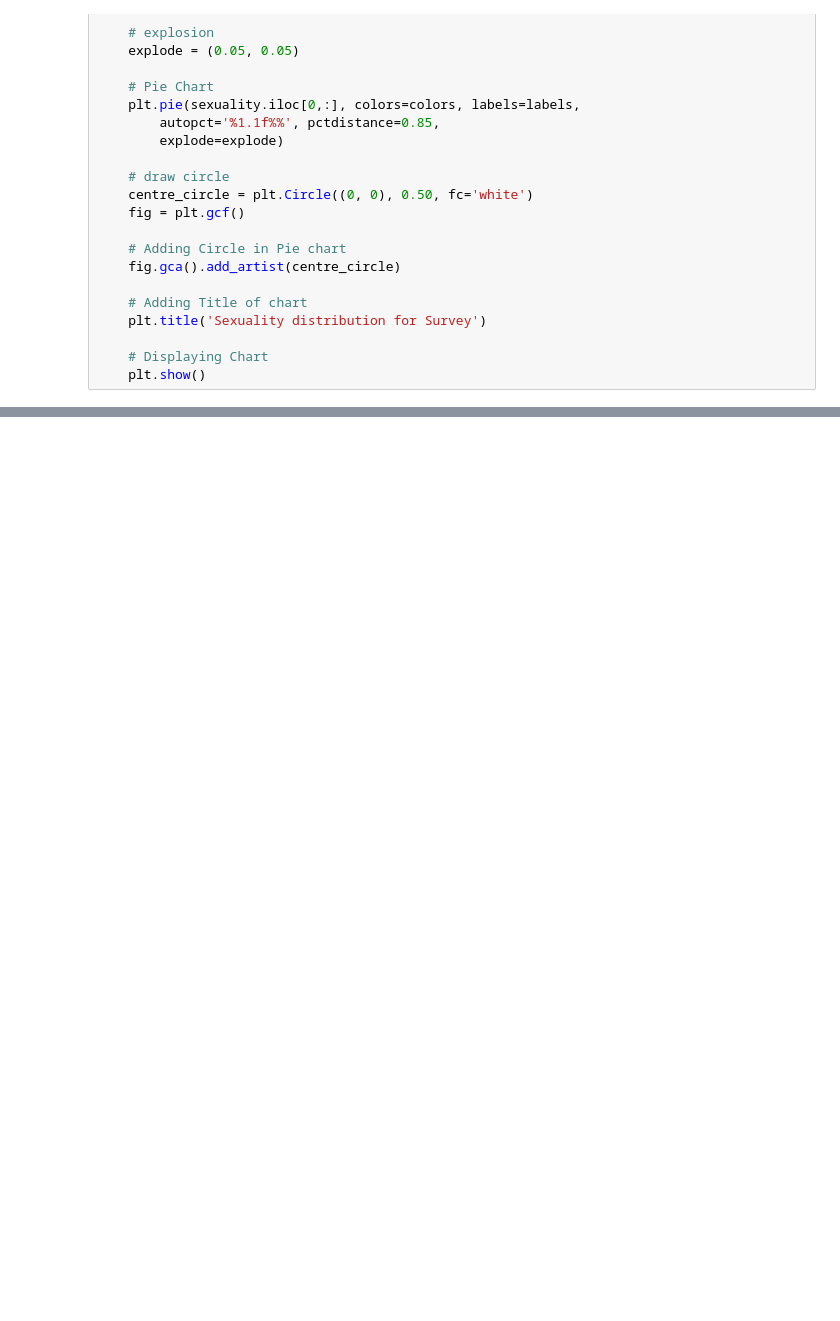
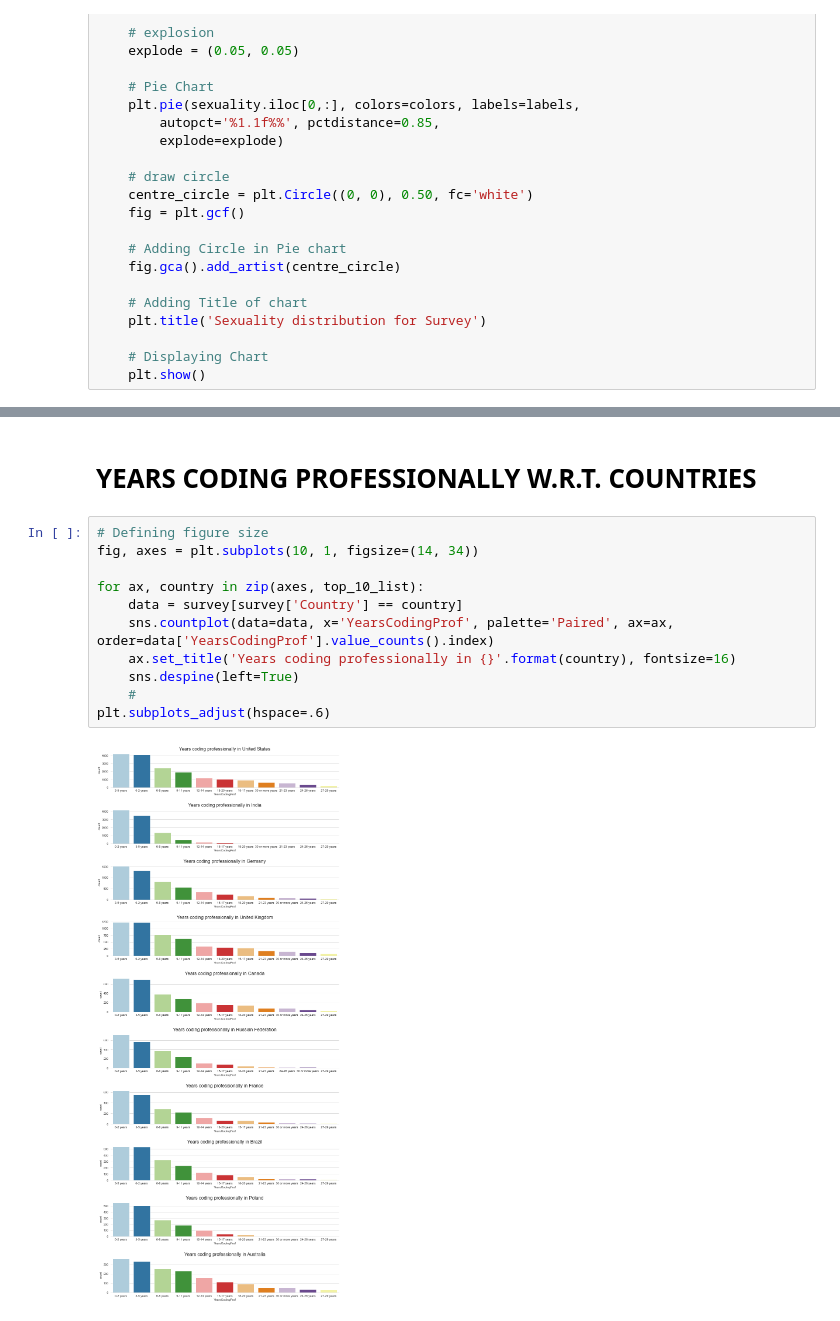
Before and after one commit to tambeani/INFO7370---ADS_Final-Project, a Jupyter notebook: INFO7390 - Visualizations.ipynb, the cells around one changed output, grey strips where cells are left out. Drawn from its saved outputs; the diff is of its cells as text; blank space fills up the shorter version.

```diff
--- a/INFO7390 - Visualizations.ipynb
+++ b/INFO7390 - Visualizations.ipynb
@@ -206,0 +276,15 @@ def plot_heatmap(z,y,x, title, **kwargs)-> go.Figure:
+# %% [markdown]
+# YEARS CODING PROFESSIONALLY W.R.T. COUNTRIES
+# %%
+# Defining figure size
+fig, axes = plt.subplots(10, 1, figsize=(14, 34))
+
+for ax, country in zip(axes, top_10_list):
+    data = survey[survey['Country'] == country]
+    sns.countplot(data=data, x='YearsCodingProf', palette='Paired', ax=ax, order=data['YearsCodingProf'].value_counts().index)
+    ax.set_title('Years coding professionally in {}'.format(country), fontsize=16)
+    sns.despine(left=True)
+    #
+plt.subplots_adjust(hspace=.6)
+# %% [output]
+[figure, added]
```
Also changed, not shown: parts of 39 cells of this notebook, 1 other file.
